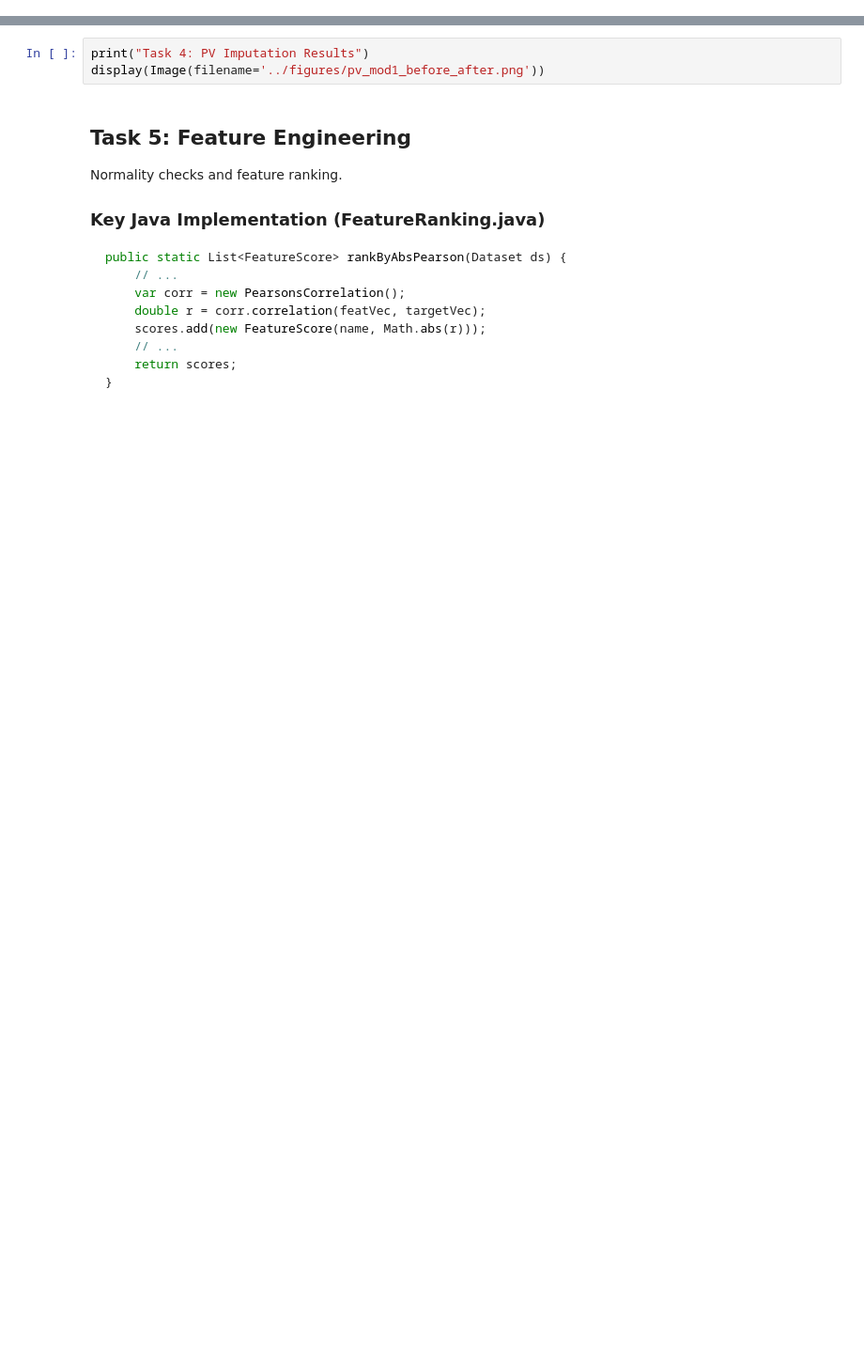
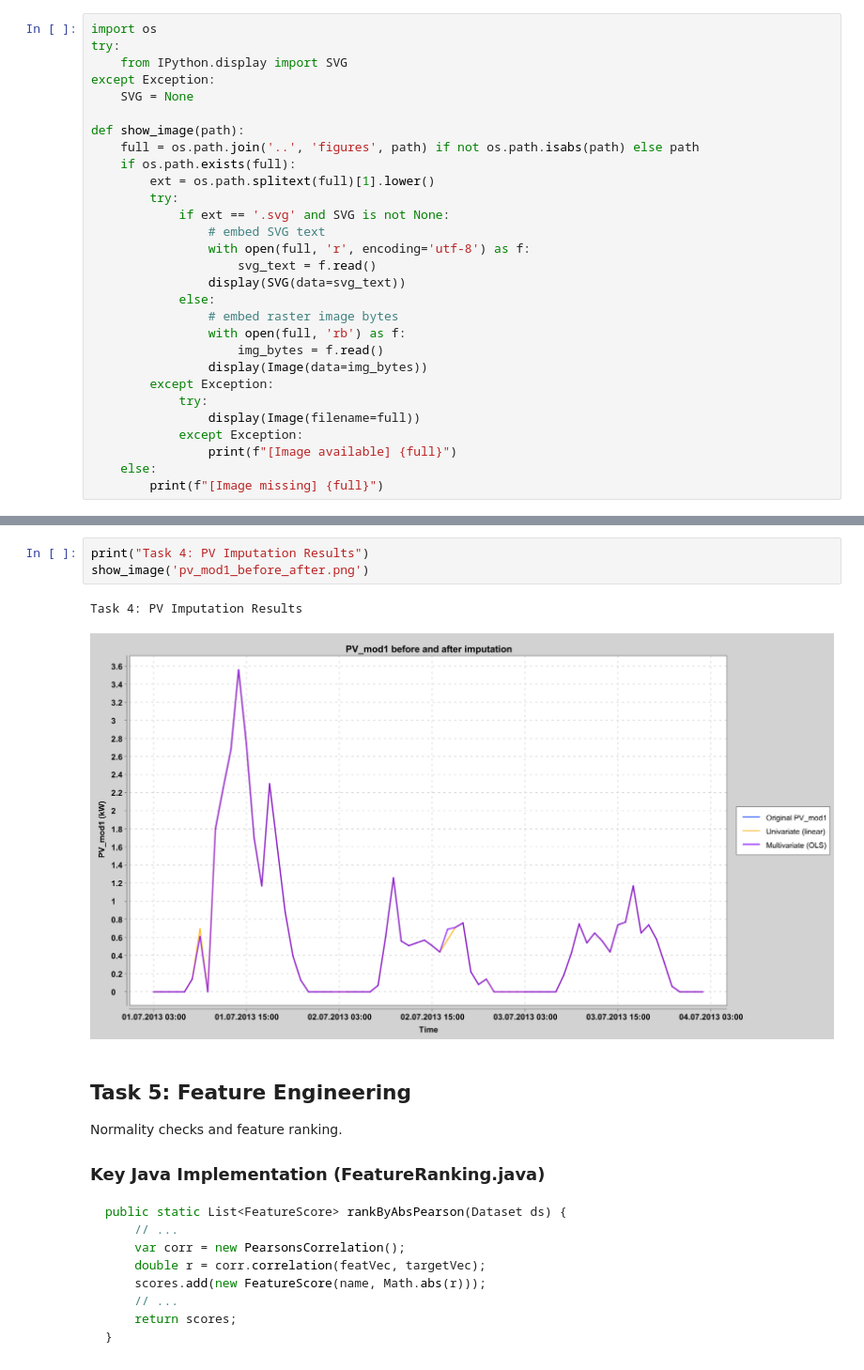
Before and after one commit to crazyav1/crazyav1.github.io, a Jupyter notebook: docs/index.ipynb, the cells around one changed output, grey strips where cells are left out. Shown at 94% size. Saved outputs shown, nothing was run; the diff lists cells and outputs as text; blank space fills up the shorter version.

````diff
--- a/docs/index.ipynb
+++ b/docs/index.ipynb
@@ -25,0 +40,29 @@ Figures are saved in `figures/`.
+# %%
+import os
+try:
+    from IPython.display import SVG
+except Exception:
+    SVG = None
+
+def show_image(path):
+    full = os.path.join('..', 'figures', path) if not os.path.isabs(path) else path
+    if os.path.exists(full):
+        ext = os.path.splitext(full)[1].lower()
+        try:
+            if ext == '.svg' and SVG is not None:
+                # embed SVG text
+                with open(full, 'r', encoding='utf-8') as f:
+                    svg_text = f.read()
+                display(SVG(data=svg_text))
+            else:
+                # embed raster image bytes
+                with open(full, 'rb') as f:
+                    img_bytes = f.read()
+                display(Image(data=img_bytes))
+        except Exception:
+            try:
+                display(Image(filename=full))
+            except Exception:
+                print(f"[Image available] {full}")
+    else:
+        print(f"[Image missing] {full}")
@@ -50,7 +132,10 @@ public static ImputationResult runAll(List<DataRow> rows, PvTask4Config cfg) {
 ```
 # %%
 print("Task 4: PV Imputation Results")
-display(Image(filename='../figures/pv_mod1_before_after.png'))
+show_image('pv_mod1_before_after.png')
+# %% [output]
+Task 4: PV Imputation Results
+[figure, added]
 # %% [markdown]
 ## Task 5: Feature Engineering
 
````
Also changed, not shown: parts of 11 cells of this notebook.
